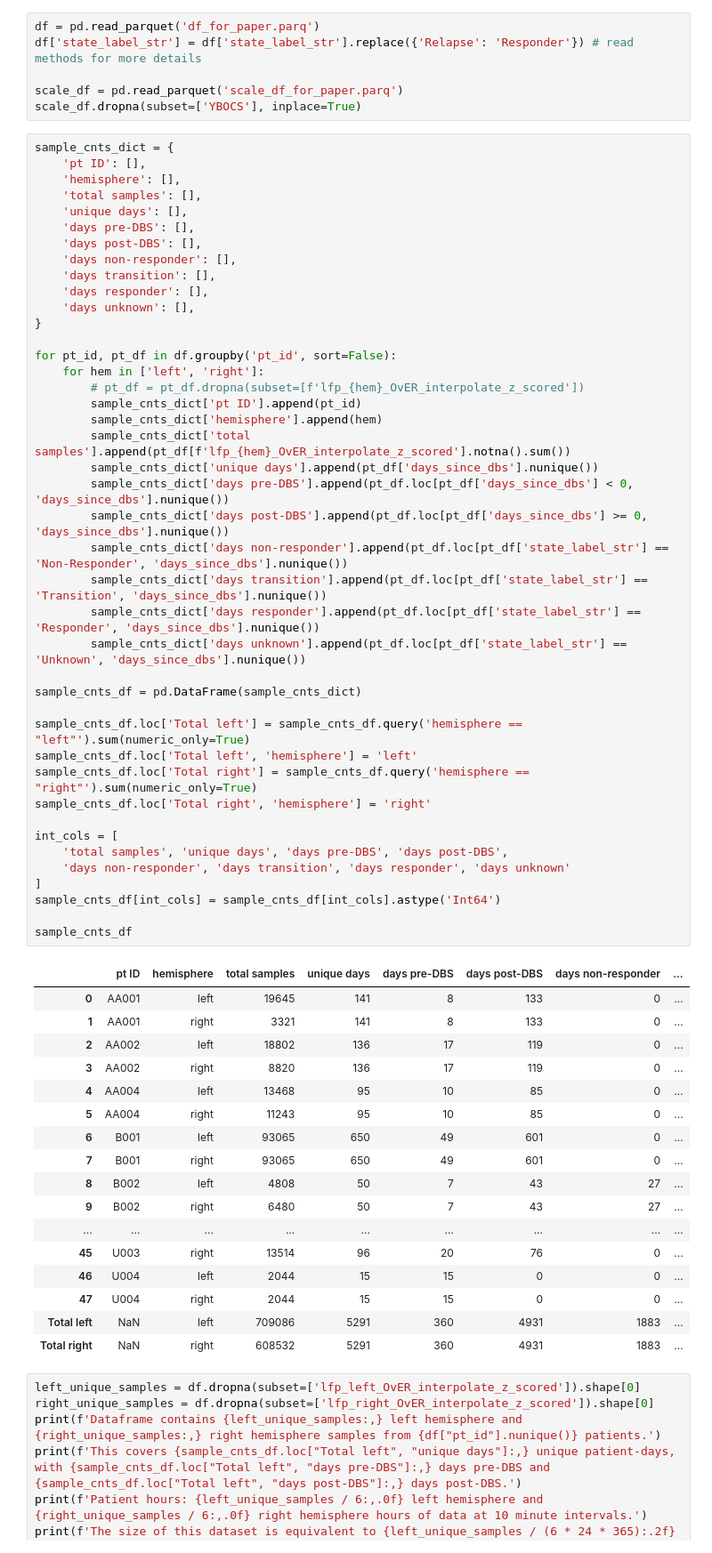
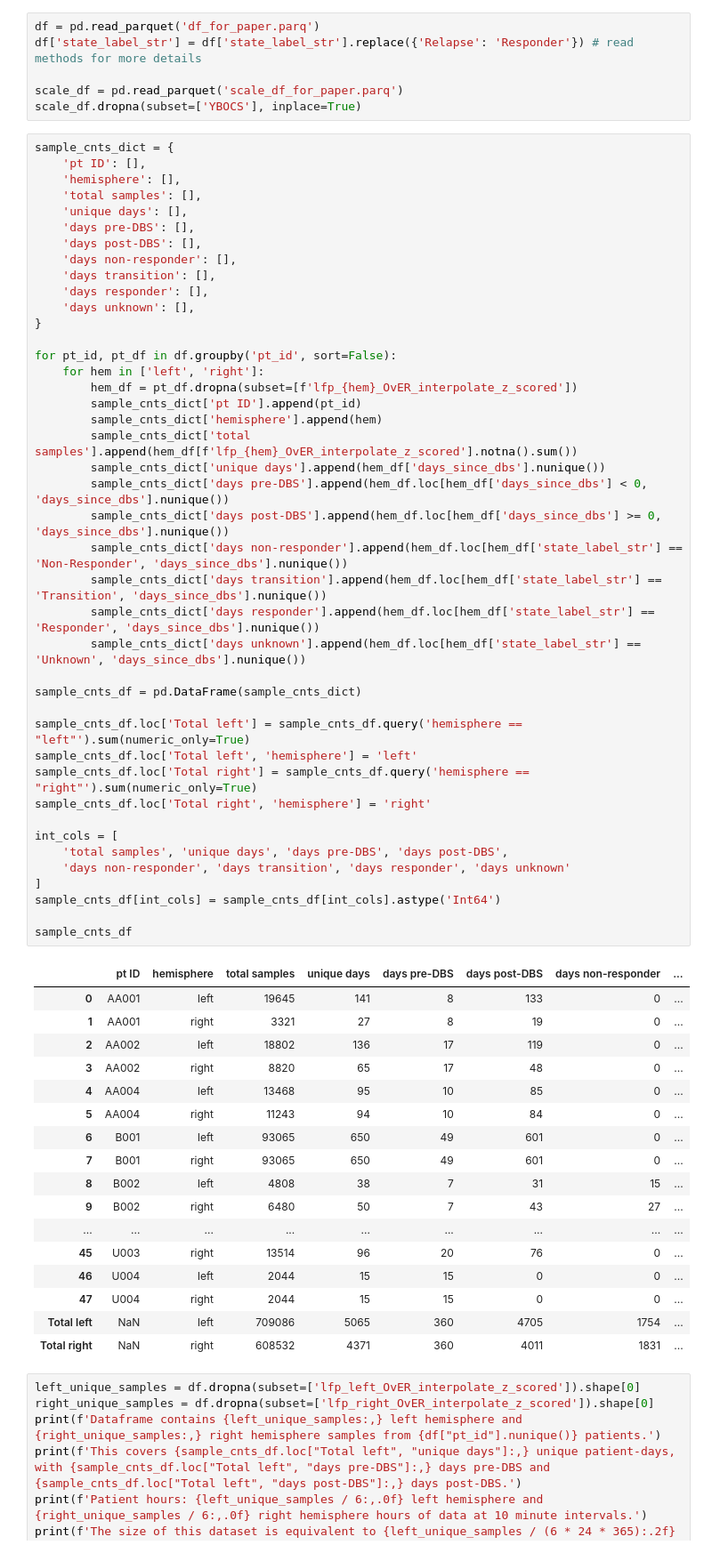
Before and after one commit to ProvenzaLab/PerceptPredictability, a Jupyter notebook: process_data.ipynb, the cells around one changed output. Shown at 89% size. Drawn from its saved outputs; the diff is of its cells as text.

```diff
--- a/process_data.ipynb
+++ b/process_data.ipynb
@@ -98,57 +98,57 @@ sample_cnts_dict = {
     'days pre-DBS': [],
     'days post-DBS': [],
     'days non-responder': [],
     'days transition': [],
     'days responder': [],
     'days unknown': [],
 }
 
 for pt_id, pt_df in df.groupby('pt_id', sort=False):
     for hem in ['left', 'right']:
-        # pt_df = pt_df.dropna(subset=[f'lfp_{hem}_OvER_interpolate_z_scored'])
+        hem_df = pt_df.dropna(subset=[f'lfp_{hem}_OvER_interpolate_z_scored'])
         sample_cnts_dict['pt ID'].append(pt_id)
         sample_cnts_dict['hemisphere'].append(hem)
-        sample_cnts_dict['total samples'].append(pt_df[f'lfp_{hem}_OvER_interpolate_z_scored'].notna().sum())
-        sample_cnts_dict['unique days'].append(pt_df['days_since_dbs'].nunique())
-        sample_cnts_dict['days pre-DBS'].append(pt_df.loc[pt_df['days_since_dbs'] < 0, 'days_since_dbs'].nunique())
-        sample_cnts_dict['days post-DBS'].append(pt_df.loc[pt_df['days_since_dbs'] >= 0, 'days_since_dbs'].nunique())
-        sample_cnts_dict['days non-responder'].append(pt_df.loc[pt_df['state_label_str'] == 'Non-Responder', 'days_since_dbs'].nunique())
-        sample_cnts_dict['days transition'].append(pt_df.loc[pt_df['state_label_str'] == 'Transition', 'days_since_dbs'].nunique())
-        sample_cnts_dict['days responder'].append(pt_df.loc[pt_df['state_label_str'] == 'Responder', 'days_since_dbs'].nunique())
-        sample_cnts_dict['days unknown'].append(pt_df.loc[pt_df['state_label_str'] == 'Unknown', 'days_since_dbs'].nunique())
+        sample_cnts_dict['total samples'].append(hem_df[f'lfp_{hem}_OvER_interpolate_z_scored'].notna().sum())
+        sample_cnts_dict['unique days'].append(hem_df['days_since_dbs'].nunique())
+        sample_cnts_dict['days pre-DBS'].append(hem_df.loc[hem_df['days_since_dbs'] < 0, 'days_since_dbs'].nunique())
+        sample_cnts_dict['days post-DBS'].append(hem_df.loc[hem_df['days_since_dbs'] >= 0, 'days_since_dbs'].nunique())
+        sample_cnts_dict['days non-responder'].append(hem_df.loc[hem_df['state_label_str'] == 'Non-Responder', 'days_since_dbs'].nunique())
+        sample_cnts_dict['days transition'].append(hem_df.loc[hem_df['state_label_str'] == 'Transition', 'days_since_dbs'].nunique())
+        sample_cnts_dict['days responder'].append(hem_df.loc[hem_df['state_label_str'] == 'Responder', 'days_since_dbs'].nunique())
+        sample_cnts_dict['days unknown'].append(hem_df.loc[hem_df['state_label_str'] == 'Unknown', 'days_since_dbs'].nunique())
 
 sample_cnts_df = pd.DataFrame(sample_cnts_dict)
 
 sample_cnts_df.loc['Total left'] = sample_cnts_df.query('hemisphere == "left"').sum(numeric_only=True)
 sample_cnts_df.loc['Total left', 'hemisphere'] = 'left'
 sample_cnts_df.loc['Total right'] = sample_cnts_df.query('hemisphere == "right"').sum(numeric_only=True)
 sample_cnts_df.loc['Total right', 'hemisphere'] = 'right'
 
 int_cols = [
     'total samples', 'unique days', 'days pre-DBS', 'days post-DBS',
     'days non-responder', 'days transition', 'days responder', 'days unknown'
 ]
 sample_cnts_df[int_cols] = sample_cnts_df[int_cols].astype('Int64')
 
 sample_cnts_df
 # %% [output]
 |  | pt ID | hemisphere | total samples | unique days | days pre-DBS | days post-DBS | days non-responder | ... |
 | 0 | AA001 | left | 19645 | 141 | 8 | 133 | 0 | ... |
-| 1 | AA001 | right | 3321 | 141 | 8 | 133 | 0 | ... |
+| 1 | AA001 | right | 3321 | 27 | 8 | 19 | 0 | ... |
 | 2 | AA002 | left | 18802 | 136 | 17 | 119 | 0 | ... |
-| 3 | AA002 | right | 8820 | 136 | 17 | 119 | 0 | ... |
+| 3 | AA002 | right | 8820 | 65 | 17 | 48 | 0 | ... |
 | 4 | AA004 | left | 13468 | 95 | 10 | 85 | 0 | ... |
-| 5 | AA004 | right | 11243 | 95 | 10 | 85 | 0 | ... |
+| 5 | AA004 | right | 11243 | 94 | 10 | 84 | 0 | ... |
 | 6 | B001 | left | 93065 | 650 | 49 | 601 | 0 | ... |
 | 7 | B001 | right | 93065 | 650 | 49 | 601 | 0 | ... |
-| 8 | B002 | left | 4808 | 50 | 7 | 43 | 27 | ... |
+| 8 | B002 | left | 4808 | 38 | 7 | 31 | 15 | ... |
 | 9 | B002 | right | 6480 | 50 | 7 | 43 | 27 | ... |
 | ... | ... | ... | ... | ... | ... | ... | ... | ... |
 | 45 | U003 | right | 13514 | 96 | 20 | 76 | 0 | ... |
 | 46 | U004 | left | 2044 | 15 | 15 | 0 | 0 | ... |
 | 47 | U004 | right | 2044 | 15 | 15 | 0 | 0 | ... |
-| Total left | NaN | left | 709086 | 5291 | 360 | 4931 | 1883 | ... |
-| Total right | NaN | right | 608532 | 5291 | 360 | 4931 | 1883 | ... |
+| Total left | NaN | left | 709086 | 5065 | 360 | 4705 | 1754 | ... |
+| Total right | NaN | right | 608532 | 4371 | 360 | 4011 | 1831 | ... |
 # %%
 left_unique_samples = df.dropna(subset=['lfp_left_OvER_interpolate_z_scored']).shape[0]
 right_unique_samples = df.dropna(subset=['lfp_right_OvER_interpolate_z_scored']).shape[0]
```
Also changed, not shown: parts of 3 cells of this notebook, 1 other file.
